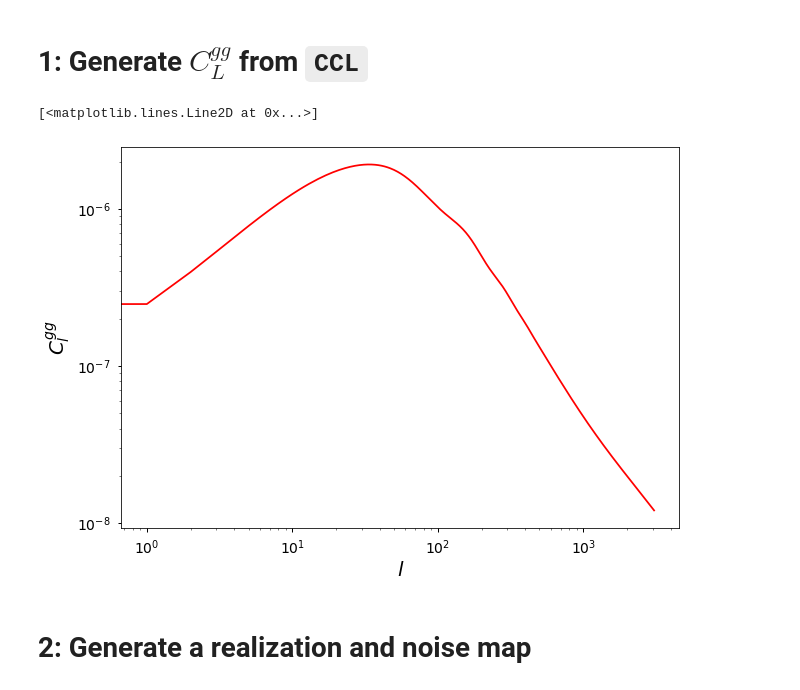
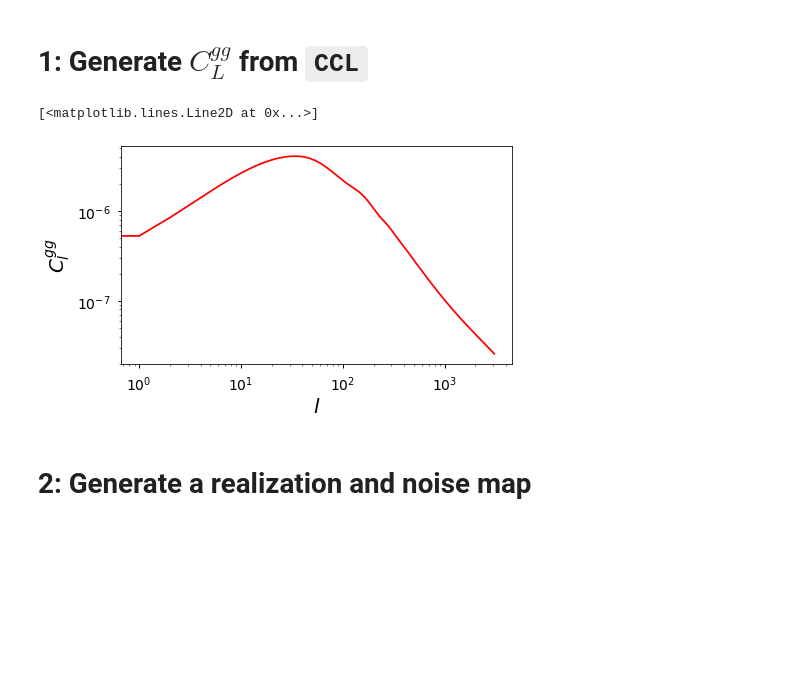
Before and after one commit to tanveerkarim/imaging-sys-covariance, a Jupyter notebook: notebooks/Cov_Matrix_Window.ipynb, the cells around one changed output. Cells and saved outputs as stored; diff of their text form; code cells hidden in the pictures; blank space fills up the shorter version.

```diff
--- a/notebooks/Cov_Matrix_Window.ipynb
+++ b/notebooks/Cov_Matrix_Window.ipynb
@@ -47,23 +47,24 @@ Omega_c = 0.12/h**2
 Omega_b = 0.02237/h**2
 A_s = 2.083e-09
 n_s = 0.9649
+b1 = 1.75
 
 NMOCKS = 100
 ELL = np.logspace(0, np.log10(LMAX), 10) #for binning
 # %%
-cls_elg_th = cgll(ell = ell, bias = 1.2, Omega_c = Omega_c, Omega_b = Omega_b, h = h, A_s = A_s, n_s = n_s)
+cls_elg_th = cgll(ell = ell, bias = b1, Omega_c = Omega_c, Omega_b = Omega_b, h = h, A_s = A_s, n_s = n_s)
 # %%
-plt.figure(figsize = fsize)
+plt.figure(figsize = (7,4))
 plt.xlabel('$l$',fontsize=fs)
 plt.ylabel('$C^{g g}_{l}$',fontsize=fs)
 plt.xticks(fontsize=14)
 plt.yticks(fontsize=14)
 plt.yscale('log')
 plt.xscale('log')
 plt.plot(ell, cls_elg_th, 'r-')
 # %% [output]
 [<matplotlib.lines.Line2D at 0x...>]
-[figure, old version]
+[figure, new version]
 # %% [markdown]
 # 2: Generate a realization and noise map
 # %% [markdown]
```
Also changed, not shown: parts of 35 cells of this notebook.
